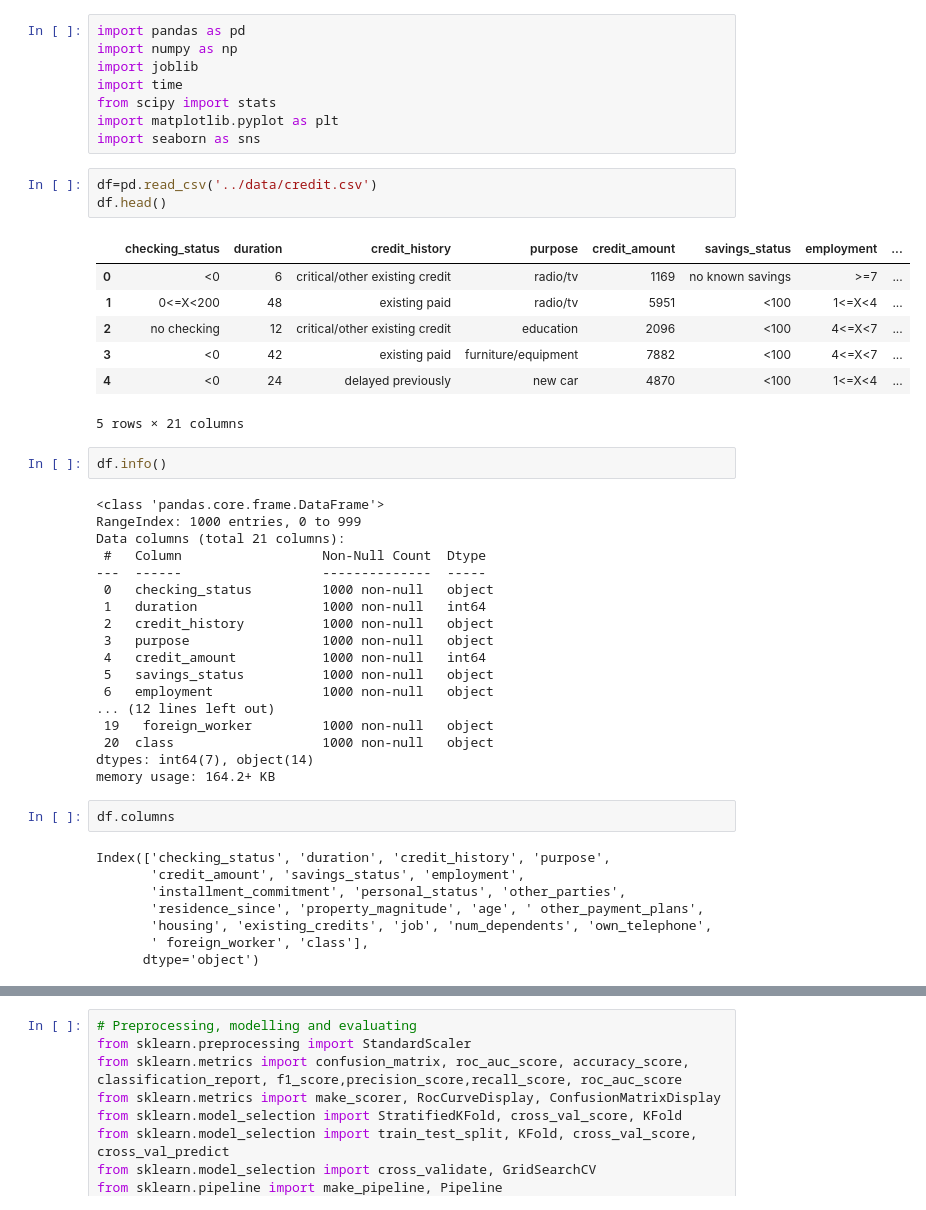
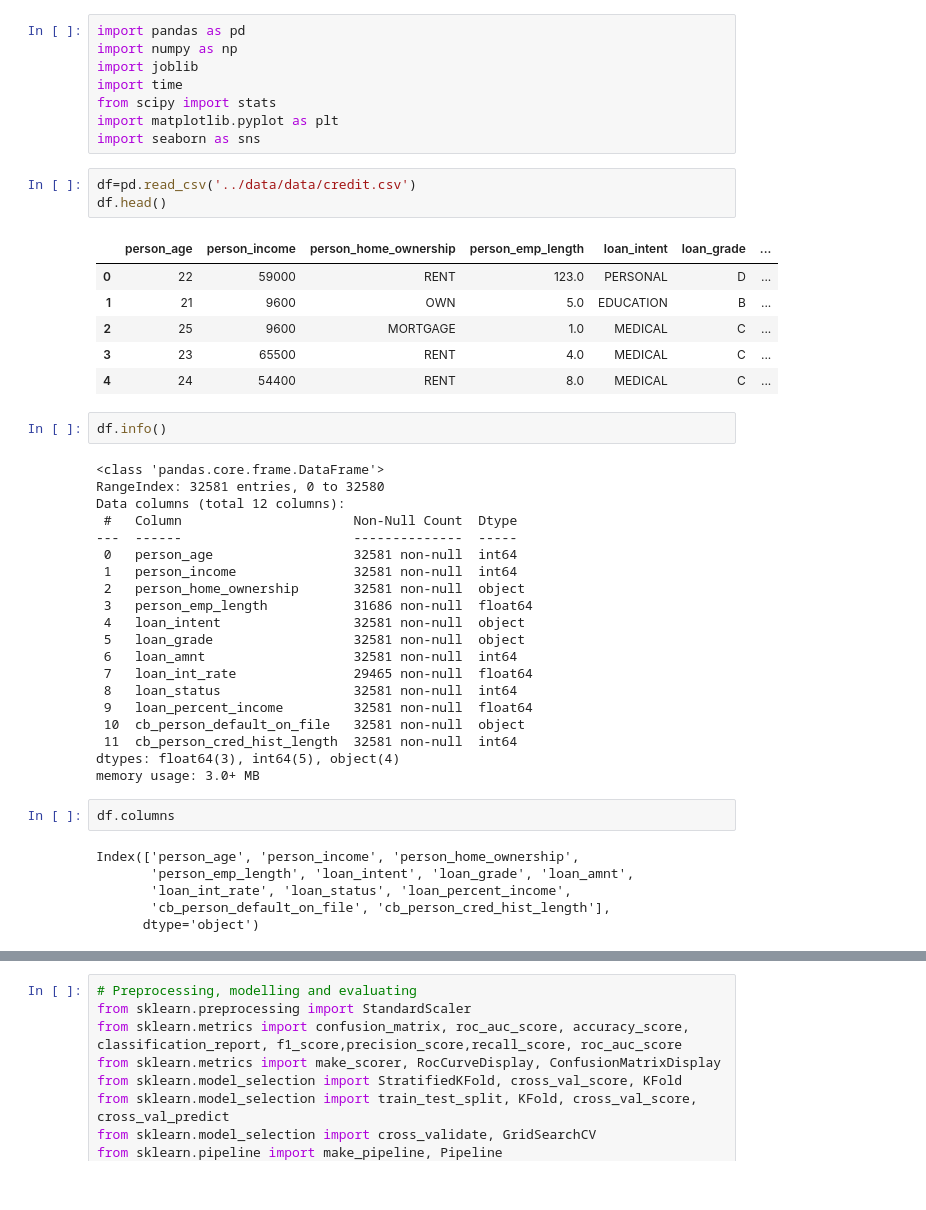
Before and after one commit to Hsinghsudwal/ml_credit_card_risk, a Jupyter notebook: notebook/credit.ipynb, the cells around one changed output, grey strips where cells are left out. Drawn from its saved outputs; the diff is of its cells as text.

```diff
--- a/notebook/credit.ipynb
+++ b/notebook/credit.ipynb
@@ -7,43 +7,42 @@ from scipy import stats
 import matplotlib.pyplot as plt
 import seaborn as sns
 # %%
-df=pd.read_csv('../data/credit.csv')
+df=pd.read_csv('../data/data/credit.csv')
 df.head()
 # %% [output]
-|  | checking_status | duration | credit_history | purpose | credit_amount | savings_status | employment | ... |
-| 0 | <0 | 6 | critical/other existing credit | radio/tv | 1169 | no known savings | >=7 | ... |
-| 1 | 0<=X<200 | 48 | existing paid | radio/tv | 5951 | <100 | 1<=X<4 | ... |
-| 2 | no checking | 12 | critical/other existing credit | education | 2096 | <100 | 4<=X<7 | ... |
-| 3 | <0 | 42 | existing paid | furniture/equipment | 7882 | <100 | 4<=X<7 | ... |
-| 4 | <0 | 24 | delayed previously | new car | 4870 | <100 | 1<=X<4 | ... |
+|  | person_age | person_income | person_home_ownership | person_emp_length | loan_intent | loan_grade | ... |
+| 0 | 22 | 59000 | RENT | 123.0 | PERSONAL | D | ... |
+| 1 | 21 | 9600 | OWN | 5.0 | EDUCATION | B | ... |
+| 2 | 25 | 9600 | MORTGAGE | 1.0 | MEDICAL | C | ... |
+| 3 | 23 | 65500 | RENT | 4.0 | MEDICAL | C | ... |
+| 4 | 24 | 54400 | RENT | 8.0 | MEDICAL | C | ... |
-5 rows × 21 columns
 # %%
 df.info()
 # %% [output]
 <class 'pandas.core.frame.DataFrame'>
-RangeIndex: 1000 entries, 0 to 999
-Data columns (total 21 columns):
- #   Column                  Non-Null Count  Dtype
----  ------                  --------------  -----
- 0   checking_status         1000 non-null   object
- 1   duration                1000 non-null   int64
- 2   credit_history          1000 non-null   object
- 3   purpose                 1000 non-null   object
- 4   credit_amount           1000 non-null   int64
- 5   savings_status          1000 non-null   object
- 6   employment              1000 non-null   object
-... (12 lines left out)
- 19   foreign_worker         1000 non-null   object
- 20  class                   1000 non-null   object
-dtypes: int64(7), object(14)
-memory usage: 164.2+ KB
+RangeIndex: 32581 entries, 0 to 32580
+Data columns (total 12 columns):
+ #   Column                      Non-Null Count  Dtype
+---  ------                      --------------  -----
+ 0   person_age                  32581 non-null  int64
+ 1   person_income               32581 non-null  int64
+ 2   person_home_ownership       32581 non-null  object
+ 3   person_emp_length           31686 non-null  float64
+ 4   loan_intent                 32581 non-null  object
+ 5   loan_grade                  32581 non-null  object
+ 6   loan_amnt                   32581 non-null  int64
+ 7   loan_int_rate               29465 non-null  float64
+ 8   loan_status                 32581 non-null  int64
+ 9   loan_percent_income         32581 non-null  float64
+ 10  cb_person_default_on_file   32581 non-null  object
+ 11  cb_person_cred_hist_length  32581 non-null  int64
+dtypes: float64(3), int64(5), object(4)
+memory usage: 3.0+ MB
 # %%
 df.columns
 # %% [output]
-Index(['checking_status', 'duration', 'credit_history', 'purpose',
-       'credit_amount', 'savings_status', 'employment',
-       'installment_commitment', 'personal_status', 'other_parties',
-       'residence_since', 'property_magnitude', 'age', ' other_payment_plans',
-       'housing', 'existing_credits', 'job', 'num_dependents', 'own_telephone',
-       ' foreign_worker', 'class'],
+Index(['person_age', 'person_income', 'person_home_ownership',
+       'person_emp_length', 'loan_intent', 'loan_grade', 'loan_amnt',
+       'loan_int_rate', 'loan_status', 'loan_percent_income',
+       'cb_person_default_on_file', 'cb_person_cred_hist_length'],
       dtype='object')
```
Also changed, not shown: parts of 67 cells of this notebook, 3 other files.
